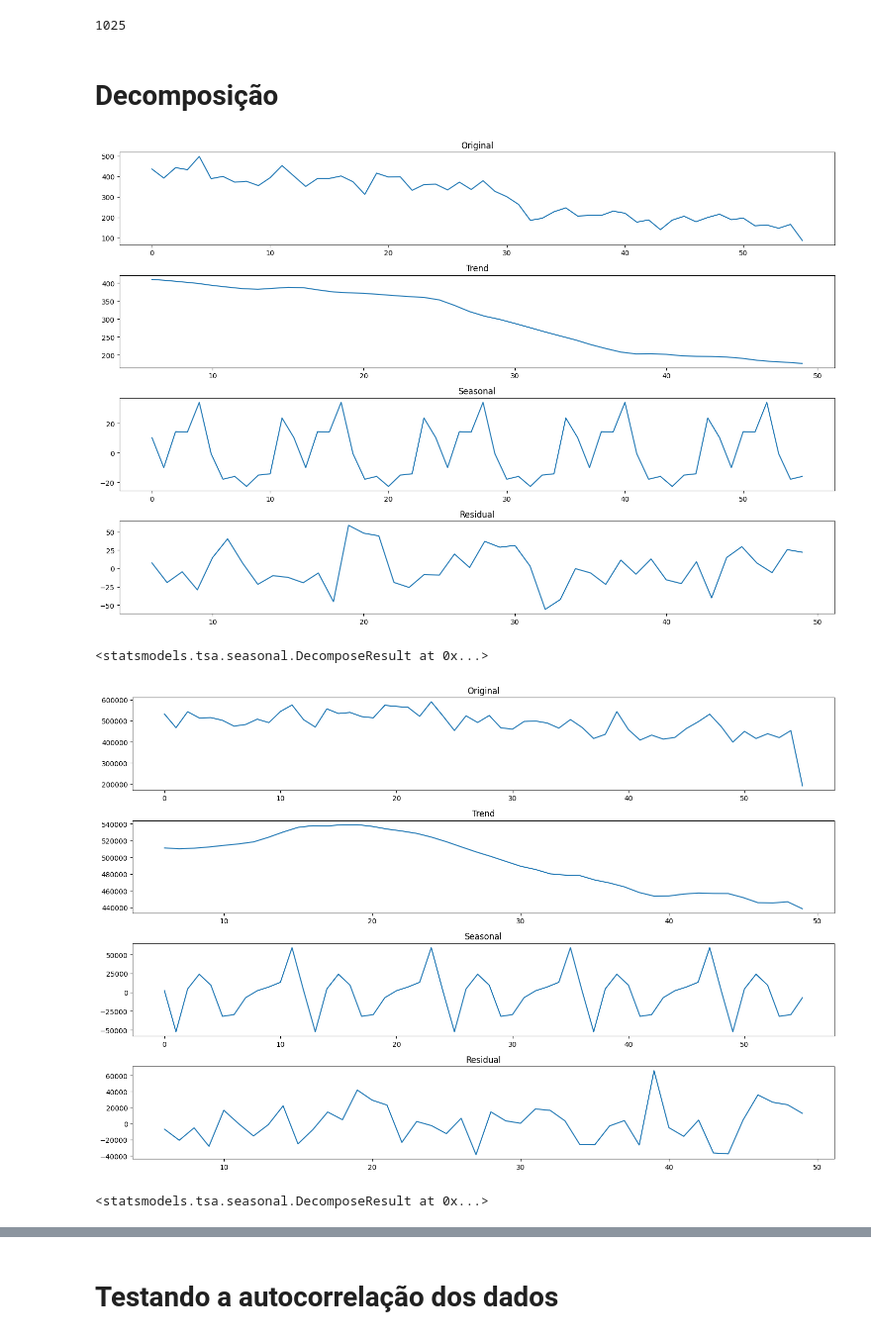
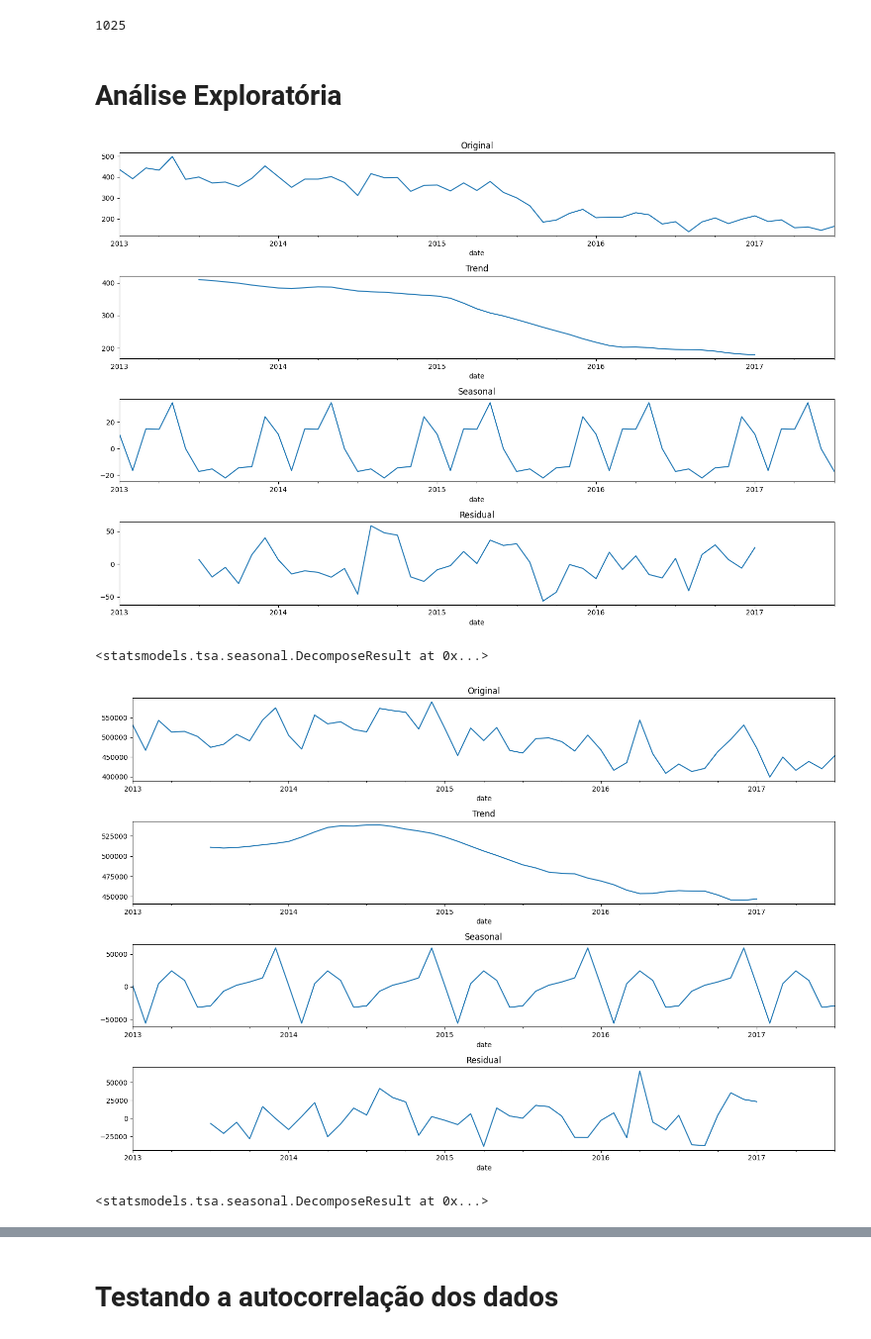
Before and after one commit to erlonL/series-temporais, a Jupyter notebook: seminario1.ipynb, the cells around one changed output, grey strips where cells are left out. Shown at 99% size. Cells and saved outputs as stored; diff of their text form; code cells hidden in the pictures.

```diff
--- a/seminario1.ipynb
+++ b/seminario1.ipynb
@@ -52,8 +53,11 @@ df.rename(columns={'year_month': 'date'}, inplace=True)
 df['date'] = pd.to_datetime(df['date'])
 
 #df.set_index('date', inplace=True)
-# %% [markdown]
-# Decomposição
+# %%
+# drop last row (2017-08) because it's incomplete
+df = df[df['date'] != '2017-08-01']
+# %% [markdown]
+# Análise Exploratória
 # %%
 def plot_series(original, trend, seasonal, resid):
     fig, ax = plt.subplots(4, 1, figsize=(15, 10))
@@ -80,19 +84,21 @@ def decompose_series(series, period=12, plot=False):
 item_nbr = 870938 # produto classe: DAIRY, perishable: True
 df_item = df[df['item_nbr'] == item_nbr]
 df_item = df_item.groupby('date')['unit_sales'].sum().reset_index()
+df_item.set_index('date', inplace=True)
 decompose_series(df_item['unit_sales'], period=12, plot=True)
 # %% [output]
-[figure, old version]
+[figure, new version]
 <statsmodels.tsa.seasonal.DecomposeResult at 0x...>
 # %%
 # série temporal da venda de todos os produtos
 df_agg = df.groupby('date')['unit_sales'].sum().reset_index()
 
 og_residual = decompose_series(df_agg['unit_sales'], period=12).resid
 og_seasonal = decompose_series(df_agg['unit_sales'], period=12).seasonal
+df_agg.set_index('date', inplace=True)
 decompose_series(df_agg['unit_sales'], period=12, plot=True)
 # %% [output]
-[figure, old version]
+[figure, new version]
 <statsmodels.tsa.seasonal.DecomposeResult at 0x...>
 # %%
 item_nbr = 870938 # produto classe: DAIRY, perishable: True
```
Also changed, not shown: parts of 34 cells of this notebook, 2 other files.
